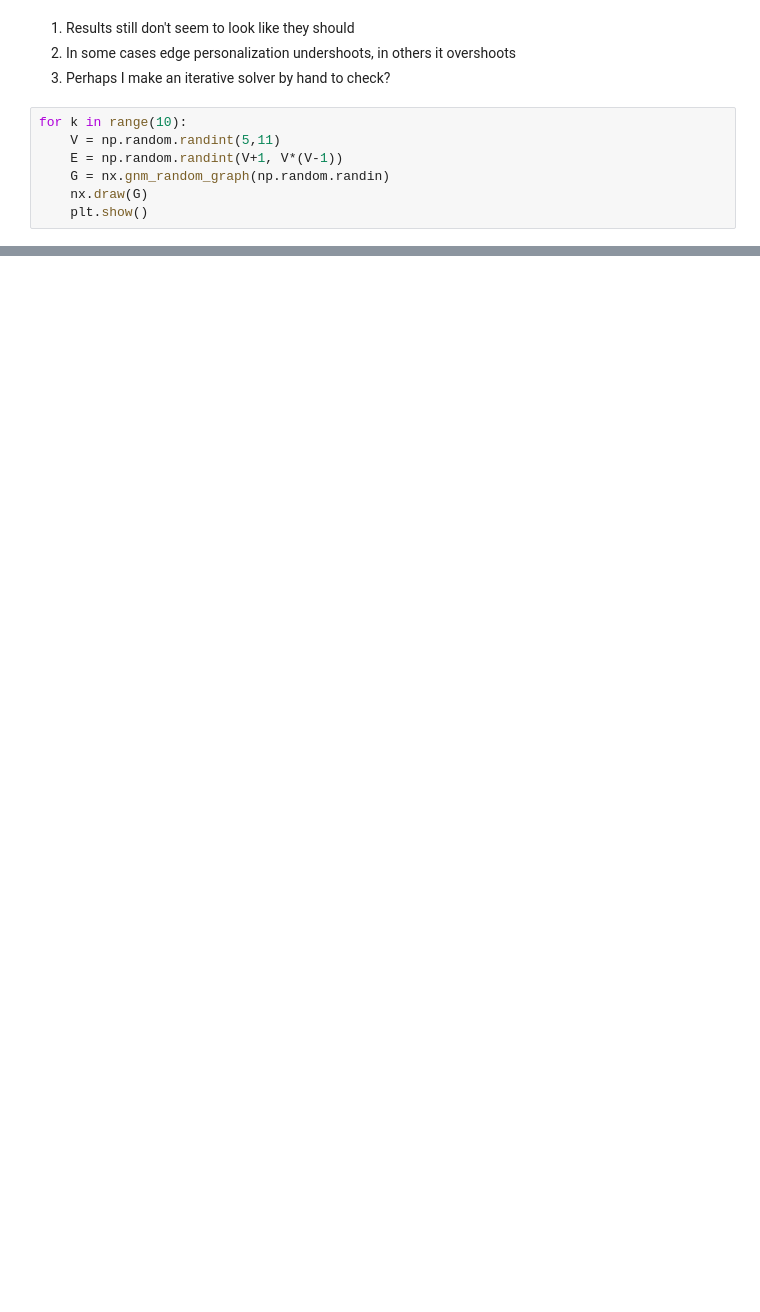
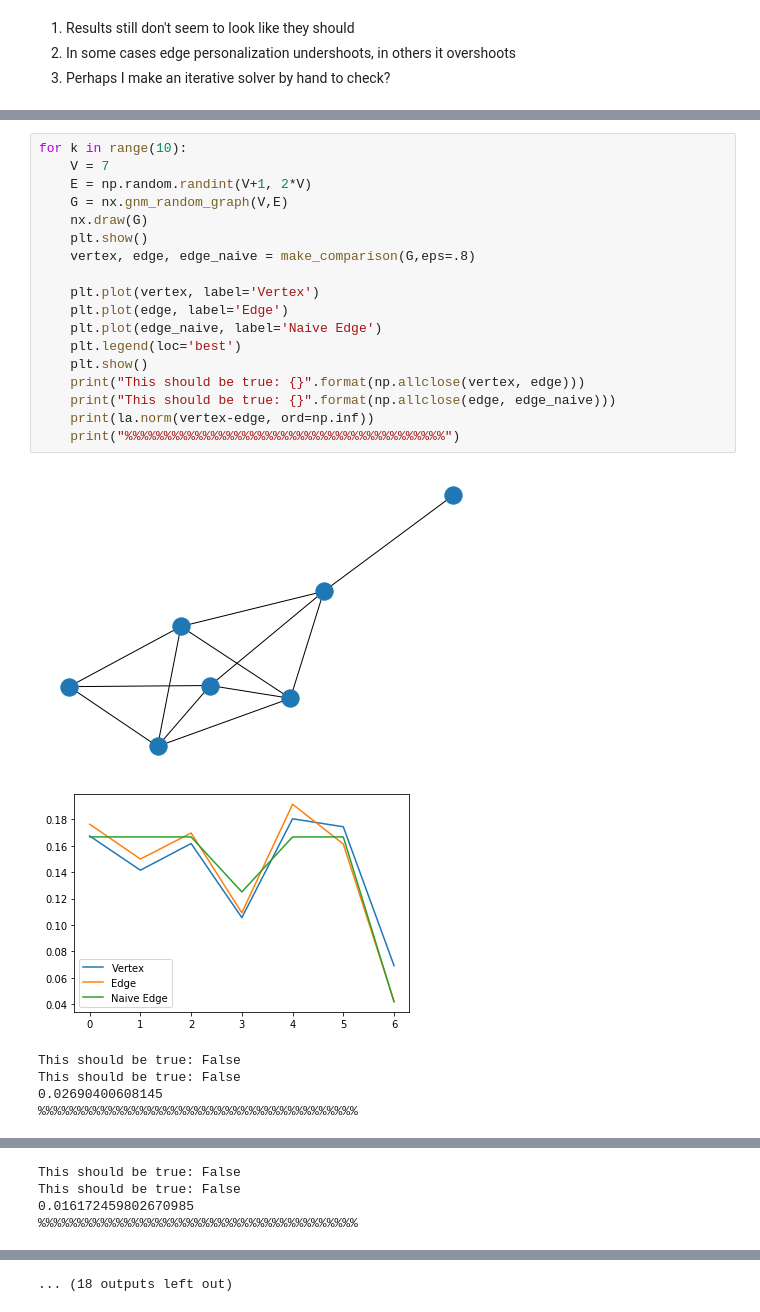
Before and after one commit to cglover13/research, a Jupyter notebook: Jones/Edge_Space_Personalization/personalized_Sept_15.ipynb, the cells around one changed output, grey strips where cells are left out. Drawn from its saved outputs; the diff is of its cells as text; blank space fills up the shorter version.

```diff
--- a/Jones/Edge_Space_Personalization/personalized_Sept_15.ipynb
+++ b/Jones/Edge_Space_Personalization/personalized_Sept_15.ipynb
@@ -87,10 +95,3 @@ This should be true: False
 1. Results still don't seem to look like they should
 2. In some cases edge personalization undershoots, in others it overshoots
 3. Perhaps I make an iterative solver by hand to check?
-# %%
-for k in range(10):
-    V = np.random.randint(5,11)
-    E = np.random.randint(V+1, V*(V-1))
-    G = nx.gnm_random_graph(np.random.randin)
-    nx.draw(G)
-    plt.show()
@@ -98,0 +102,25 @@ AttributeError: module 'numpy.random' has no attribute 'randin'
+# %%
+for k in range(10):
+    V = 7
+    E = np.random.randint(V+1, 2*V)
+    G = nx.gnm_random_graph(V,E)
+    nx.draw(G)
+    plt.show()
+    vertex, edge, edge_naive = make_comparison(G,eps=.8)
+
+    plt.plot(vertex, label='Vertex')
+    plt.plot(edge, label='Edge')
+    plt.plot(edge_naive, label='Naive Edge')
+    plt.legend(loc='best')
+    plt.show()
+    print("This should be true: {}".format(np.allclose(vertex, edge)))
+    print("This should be true: {}".format(np.allclose(edge, edge_naive)))
+    print(la.norm(vertex-edge, ord=np.inf))
+    print("%%%%%%%%%%%%%%%%%%%%%%%%%%%%%%%%%%%%%%%%%")
+# %% [output]
+[figure, added]
+[figure, added]
+This should be true: False
+This should be true: False
+0.02690400608145
+%%%%%%%%%%%%%%%%%%%%%%%%%%%%%%%%%%%%%%%%%
@@ -98,0 +129,4 @@ AttributeError: module 'numpy.random' has no attribute 'randin'
+This should be true: False
+This should be true: False
+0.016172459802670985
+%%%%%%%%%%%%%%%%%%%%%%%%%%%%%%%%%%%%%%%%%
@@ -98,0 +145 @@ AttributeError: module 'numpy.random' has no attribute 'randin'
+... (18 outputs left out)
```
Also changed, not shown: parts of 5 cells of this notebook, 17 other files.
